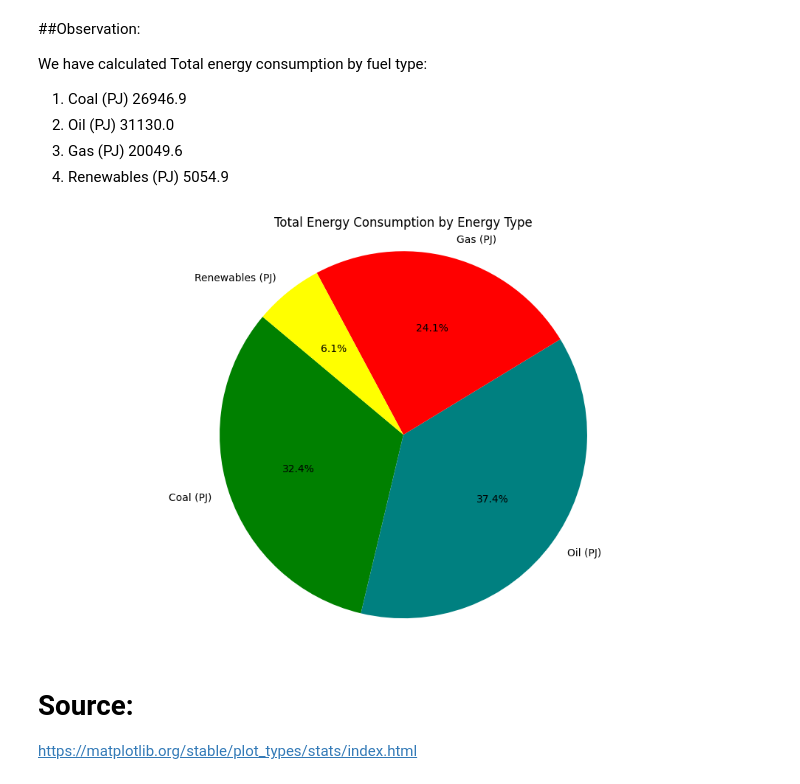
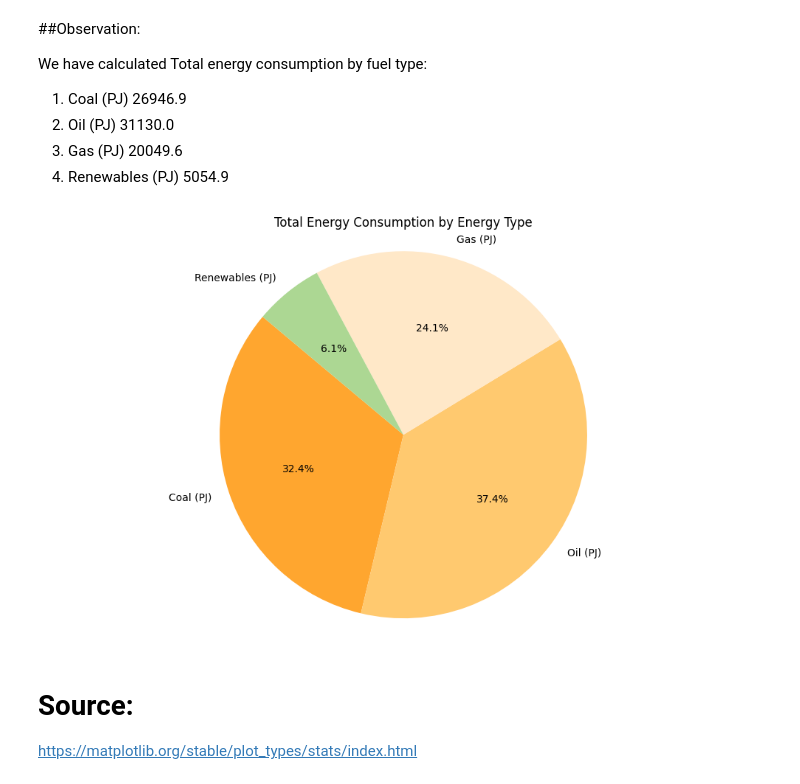
Before and after one commit to DurantZhou/ISYS5002-2024-S1-A2, a Jupyter notebook: Business_Report_Group_2_.ipynb, the cells around one changed output. Drawn from its saved outputs; the diff is of its cells as text; code cells hidden in the pictures.

```diff
--- a/Business_Report_Group_2_.ipynb
+++ b/Business_Report_Group_2_.ipynb
@@ -441,23 +441,23 @@ We have calculated Total energy consumption by fuel type:
 # %%
 import pandas as pd
 import matplotlib.pyplot as plt
 
 # Assuming AUS_energy_df is your DataFrame containing energy data
 # Group the data by fuel type and sum the energy consumption for each fuel type
 fuel_type_totals = AUS_energy_df[['Coal (PJ)', 'Oil (PJ)', 'Gas (PJ)', 'Renewables (PJ)']].sum()
 
 plt.figure(figsize=(10, 6))
 # Plot the total energy consumption for each fuel type as a pie chart
-fuel_type_totals.plot(kind='pie', colors=['FFA62F', 'FFC96F', 'FFE8C8', 'ACD793'], autopct='%1.1f%%', startangle=140)
+fuel_type_totals.plot(kind='pie', colors=['#FFA62F', '#FFC96F', '#FFE8C8', '#ACD793'], autopct='%1.1f%%', startangle=140)
 
 plt.title('Total Energy Consumption by Energy Type')
 
 plt.axis('equal')  # Equal aspect ratio ensures that pie is drawn as a circle
 
 plt.tight_layout()
 plt.show()
 # %% [output]
-[figure, old version]
+[figure, new version]
 # %% [markdown]
 # Source:
 https://matplotlib.org/stable/plot_types/stats/index.html
```
